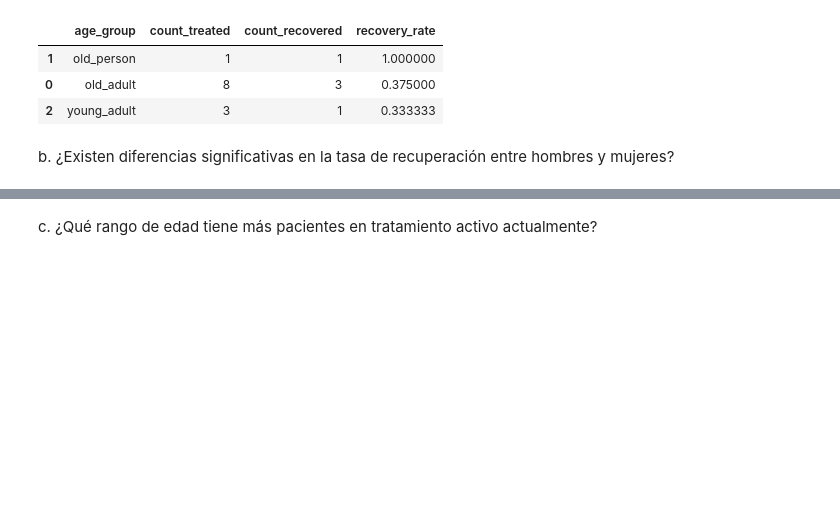
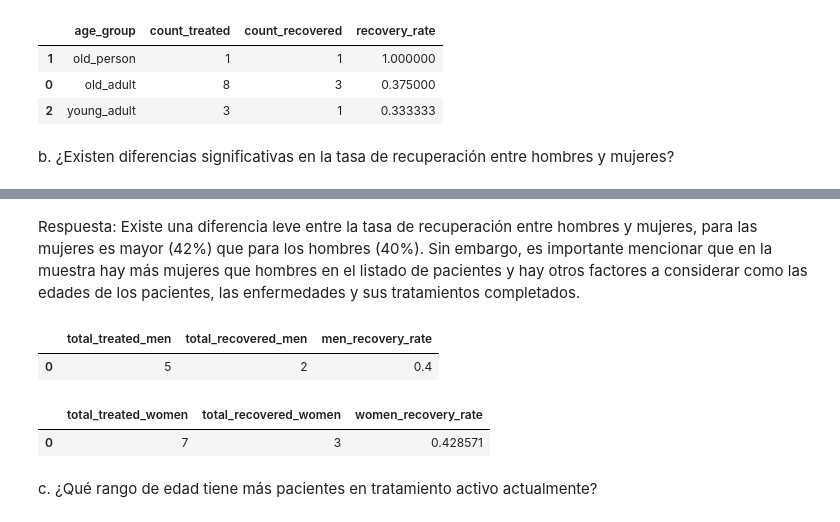
Before and after one commit to druizf85/EXC_TESTS, a Jupyter notebook: main/exc_5.ipynb, the cells around one changed output, grey strips where cells are left out. Drawn from its saved outputs; the diff is of its cells as text; code cells hidden in the pictures; blank space fills up the shorter version.

Commit message:
Se incluye la respuesta a otra pregunta del ejercicio 5

```diff
--- a/main/exc_5.ipynb
+++ b/main/exc_5.ipynb
@@ -460,5 +511,53 @@ tf.excecute_query(query, engine)
+# %% [markdown]
+Respuesta: Existe una diferencia leve entre la tasa de recuperación entre hombres y mujeres, para las mujeres es mayor (42%) que para los hombres (40%). Sin embargo, es importante mencionar que en la muestra hay más mujeres que hombres en el listado de pacientes y hay otros factores a considerar como las edades de los pacientes, las enfermedades y sus tratamientos completados.
 # %%
 #Python
+
+recovered = treatments[treatments['outcome']=='Recovered']
+recovered_gender =pd.merge(recovered[['patient_id', 'outcome']], patients[['patient_id', 'gender']], on='patient_id')
+
+recovered_men = recovered_gender[recovered_gender['gender'] == 'M']
+recovered_men = recovered_men.groupby('gender')['outcome'].count().reset_index()
+recovered_men = recovered_men.rename(columns={'outcome':'total_recovered_men'})
+
+
+treated = treatments.copy()
+treated_gender =pd.merge(treated[['patient_id', 'outcome']], patients[['patient_id', 'gender']], on='patient_id')
+
+treated_men = treated_gender[treated_gender['gender'] == 'M']
+treated_men = treated_men.groupby('gender')['outcome'].count().reset_index()
+treated_men = treated_men.rename(columns={'outcome':'total_treated_men'})
+
+recovery_rate_men = pd.merge(treated_men, recovered_men, on='gender')
+recovery_rate_men['men_recovery_rate'] = recovery_rate_men['total_recovered_men'] / recovery_rate_men['total_treated_men']
+recovery_rate_men.drop(columns='gender', inplace=True)
+recovery_rate_men
+# %% [output]
+|  | total_treated_men | total_recovered_men | men_recovery_rate |
+| 0 | 5 | 2 | 0.4 |
+# %%
+recovered = treatments[treatments['outcome']=='Recovered']
+recovered_gender =pd.merge(recovered[['patient_id', 'outcome']], patients[['patient_id', 'gender']], on='patient_id')
+
+recovered_women = recovered_gender[recovered_gender['gender'] == 'F']
+recovered_women = recovered_women.groupby('gender')['outcome'].count().reset_index()
+recovered_women = recovered_women.rename(columns={'outcome':'total_recovered_women'})
+
+
+treated = treatments.copy()
+treated_gender =pd.merge(treated[['patient_id', 'outcome']], patients[['patient_id', 'gender']], on='patient_id')
+
+treated_women = treated_gender[treated_gender['gender'] == 'F']
+treated_women = treated_women.groupby('gender')['outcome'].count().reset_index()
+treated_women = treated_women.rename(columns={'outcome':'total_treated_women'})
+
+recovery_rate_women = pd.merge(treated_women, recovered_women, on='gender')
+recovery_rate_women['women_recovery_rate'] = recovery_rate_women['total_recovered_women'] / recovery_rate_women['total_treated_women']
+recovery_rate_women.drop(columns='gender', inplace=True)
+recovery_rate_women
+# %% [output]
+|  | total_treated_women | total_recovered_women | women_recovery_rate |
+| 0 | 7 | 3 | 0.428571 |
 # %% [markdown]
 c. ¿Qué rango de edad tiene más pacientes en tratamiento activo actualmente?
 # %%
```
Also changed, not shown: parts of 2 cells of this notebook.
